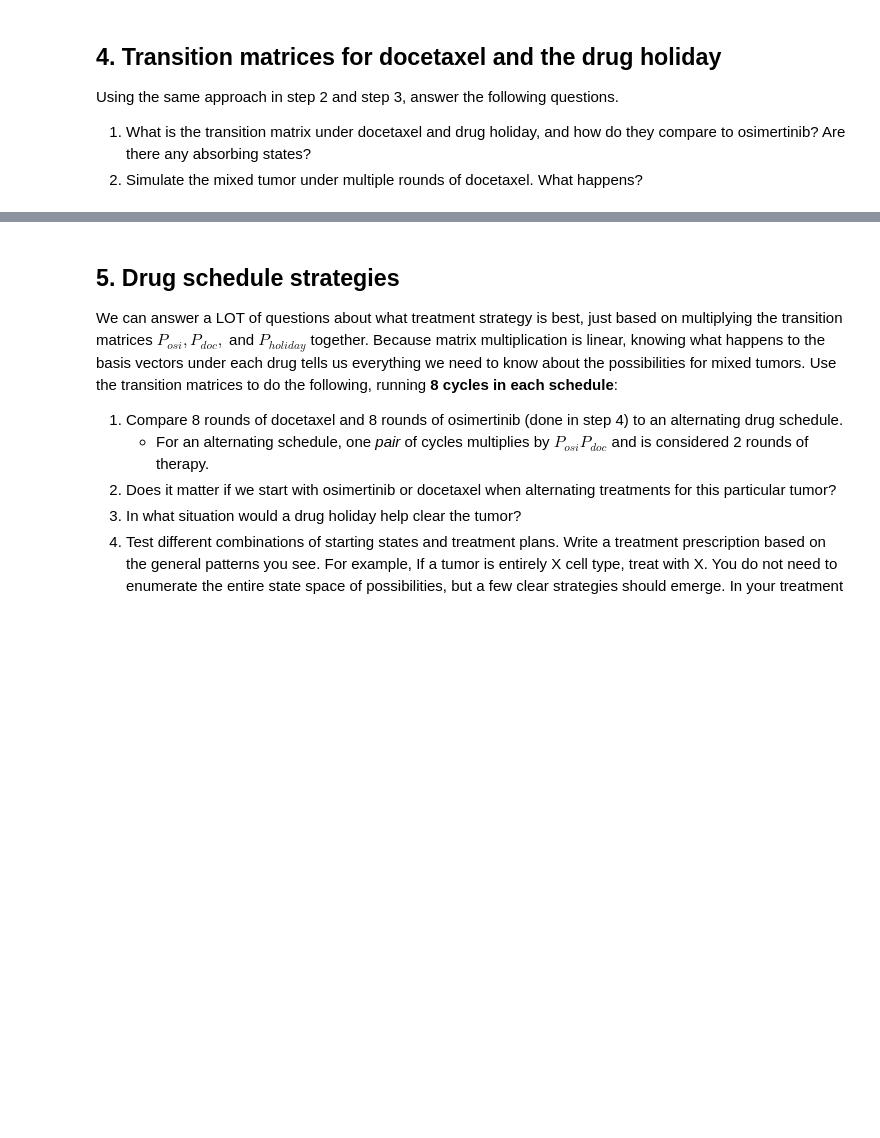
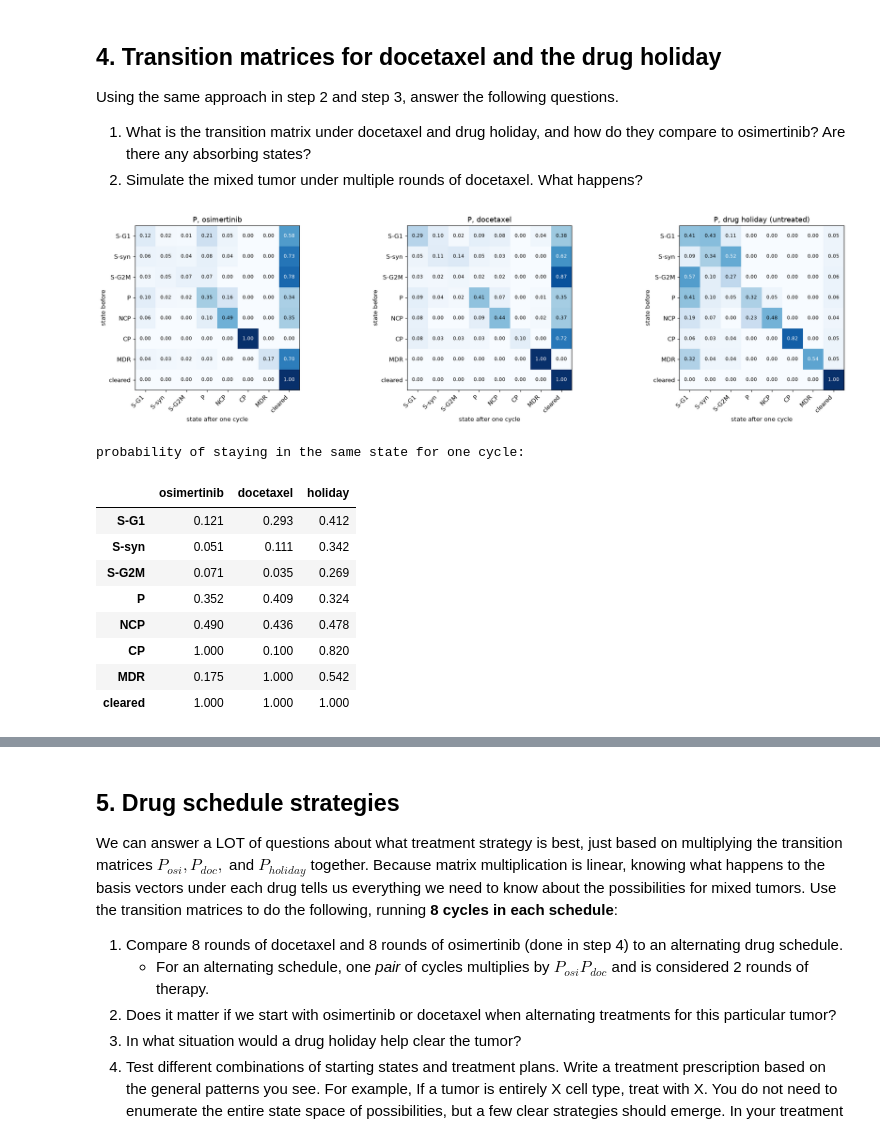
Before and after one commit to aidan-dowd/uu_markov, a Jupyter notebook: lab_2/Lab09_markov_chain_cells.ipynb, the cells around one changed output, grey strips where cells are left out. Drawn from its saved outputs; the diff is of its cells as text; code cells hidden in the pictures; blank space fills up the shorter version.

```diff
--- a/lab_2/Lab09_markov_chain_cells.ipynb
+++ b/lab_2/Lab09_markov_chain_cells.ipynb
@@ -301,13 +398,55 @@ Using the same approach in step 2 and step 3, answer the following questions.
 2. Simulate the mixed tumor under multiple rounds of docetaxel. What happens?
 # %%
 ##Add code here
-# keep these as 8x8 numpy arrays (with the cleared row): the random walks index rows by position
+def transition_matrix(experiment):
+    '''Square transition matrix for one experiment, as a DataFrame with rows and
+    columns in OUTCOMES order (the same steps as Part 2).'''
+    exp = cells[cells["experiment"] == experiment]
+    at_A = exp[exp.timepoint == "A"][["lineage_tag", "state"]]
+    at_B = exp[exp.timepoint == "B"][["lineage_tag", "state"]]
+    pairs = pd.merge(at_A, at_B, on="lineage_tag", how="left", suffixes=("_A", "_B"))
+    pairs["state_B"] = pairs["state_B"].fillna("cleared")
+    counts = (pd.crosstab(pairs.state_A, pairs.state_B)
+                .reindex(index=STATES, columns=OUTCOMES, fill_value=0))
+    P_exp = counts.div(counts.sum(axis=1), axis=0)
+    P_exp.loc["cleared"] = [1.0 if c == "cleared" else 0.0 for c in OUTCOMES]
+    assert np.allclose(P_exp.sum(axis=1), 1), f"rows of the {experiment} matrix don't sum to 1"
+    return P_exp
+
+P_doc_df = transition_matrix("docetaxel")
+P_holiday_df = transition_matrix("untreated")
+
+
 P_osi = P_hat.to_numpy()
 
-P_doc = ...       # TODO
+P_doc = P_doc_df.to_numpy()
 
-P_holiday = ...   # TODO
+P_holiday = P_holiday_df.to_numpy()
 # %%
 #Plot the transition matrices for docetaxel and the drug holiday.
+fig, axes = plt.subplots(1, 3, figsize=(19, 5))
+show_matrix(P_hat, "P, osimertinib", axes[0])
+show_matrix(P_doc_df, "P, docetaxel", axes[1])
+show_matrix(P_holiday_df, "P, drug holiday (untreated)", axes[2])
+plt.tight_layout()
+plt.show()
+
+# absorbing states
+stay = pd.DataFrame({"osimertinib": np.diag(P_osi), "docetaxel": np.diag(P_doc),
+                     "holiday": np.diag(P_holiday)}, index=OUTCOMES)
+print("probability of staying in the same state for one cycle:")
+stay.round(3)
+# %% [output]
+[figure, added]
+probability of staying in the same state for one cycle:
+|  | osimertinib | docetaxel | holiday |
+| S-G1 | 0.121 | 0.293 | 0.412 |
+| S-syn | 0.051 | 0.111 | 0.342 |
+| S-G2M | 0.071 | 0.035 | 0.269 |
+| P | 0.352 | 0.409 | 0.324 |
+| NCP | 0.490 | 0.436 | 0.478 |
+| CP | 1.000 | 0.100 | 0.820 |
+| MDR | 0.175 | 1.000 | 0.542 |
+| cleared | 1.000 | 1.000 | 1.000 |
 # %%
 # Simulate the evolution of pi_mix under docetaxel
```
Also changed, not shown: parts of 23 cells of this notebook, 2 other files.
